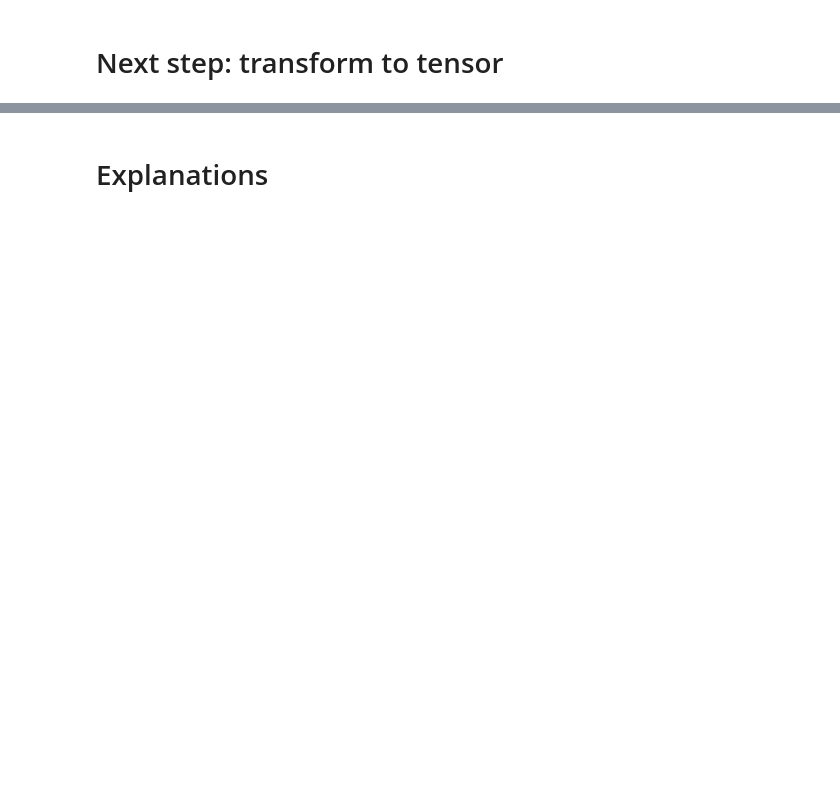
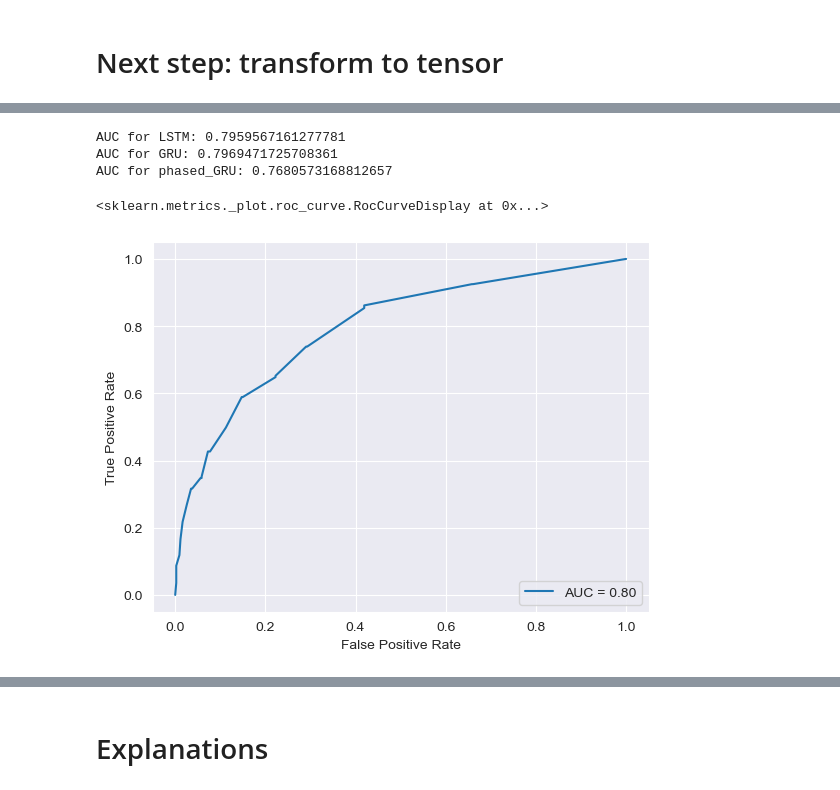
Before and after one commit to leooniiie/Thesis-marketing-attribution, a Jupyter notebook: phased_Gru.ipynb, the cells around one changed output, grey strips where cells are left out. Saved outputs shown, nothing was run; the diff lists cells and outputs as text; code cells hidden in the pictures; blank space fills up the shorter version.

```diff
--- a/phased_Gru.ipynb
+++ b/phased_Gru.ipynb
@@ -45,3 +45,4 @@ df_test = df[df['journey_id'].isin(split_data[1])]
 # %%
-X_test, Y_test = mta2tensor(df_train, max_journ_len)
-X_train, Y_train = mta2tensor(df_test, max_journ_len)
+# Transforming the data to three dimensions according to customer journey
+X_test, Y_test = mta2tensor(df_test, max_journ_len)
+X_train, Y_train = mta2tensor(df_train, max_journ_len)
@@ -260,0 +384,5 @@ _________________________________________________________________
+# %%
+#all based on sparse_categorical_crossentropy loss and two classes
+y_pred_lstm = modelLSTM.predict(X_test)
+y_pred_gru = modelGRU.predict(X_test)
+y_pred_phasedgru = modelphasedGRU.predict(X_test)
@@ -260,0 +401,17 @@ _________________________________________________________________
+# %%
+auc_lstm = roc_auc_score(Y_test, y_pred_lstm[:,1])
+auc_gru = roc_auc_score(Y_test, y_pred_gru[:,1])
+auc_phasedgru = roc_auc_score(Y_test, y_pred_phasedgru[:,1])
+print('AUC for LSTM: {}\nAUC for GRU: {}\nAUC for phased_GRU: {}'.format(auc_lstm,auc_gru,auc_phasedgru))
+# %% [output]
+AUC for LSTM: 0.7959567161277781
+AUC for GRU: 0.7969471725708361
+AUC for phased_GRU: 0.7680573168812657
+# %%
+fpr, tpr, _ = roc_curve(Y_test, y_pred_lstm[:,1])
+plt = RocCurveDisplay(fpr=fpr, tpr=tpr, roc_auc=auc_lstm)
+#plt.title('ROC of LSTM')
+plt.plot()
+# %% [output]
+<sklearn.metrics._plot.roc_curve.RocCurveDisplay at 0x...>
+[figure, added]
```
Also changed, not shown: parts of 62 cells of this notebook, 2 other files.
